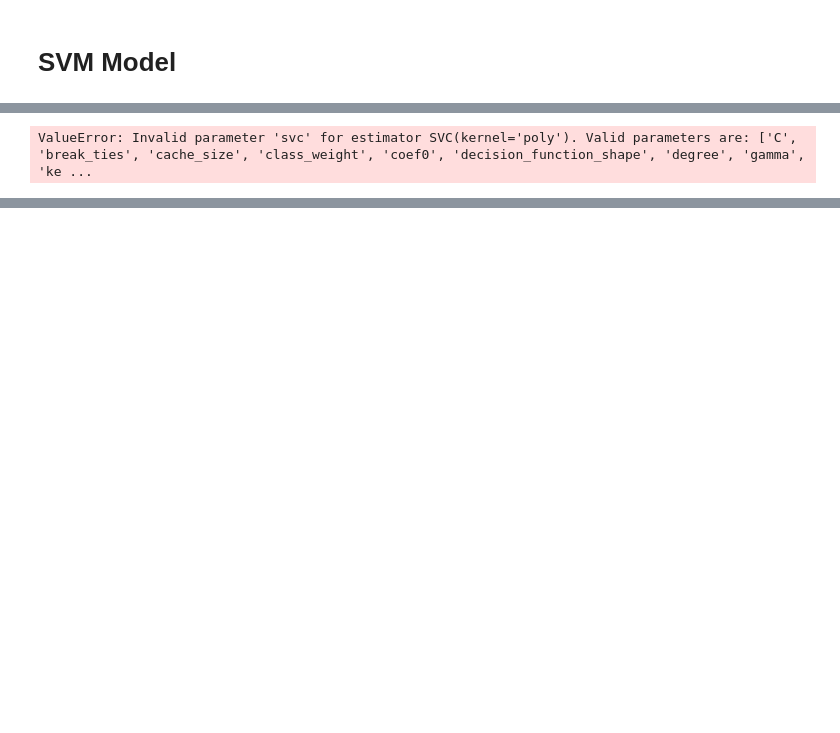
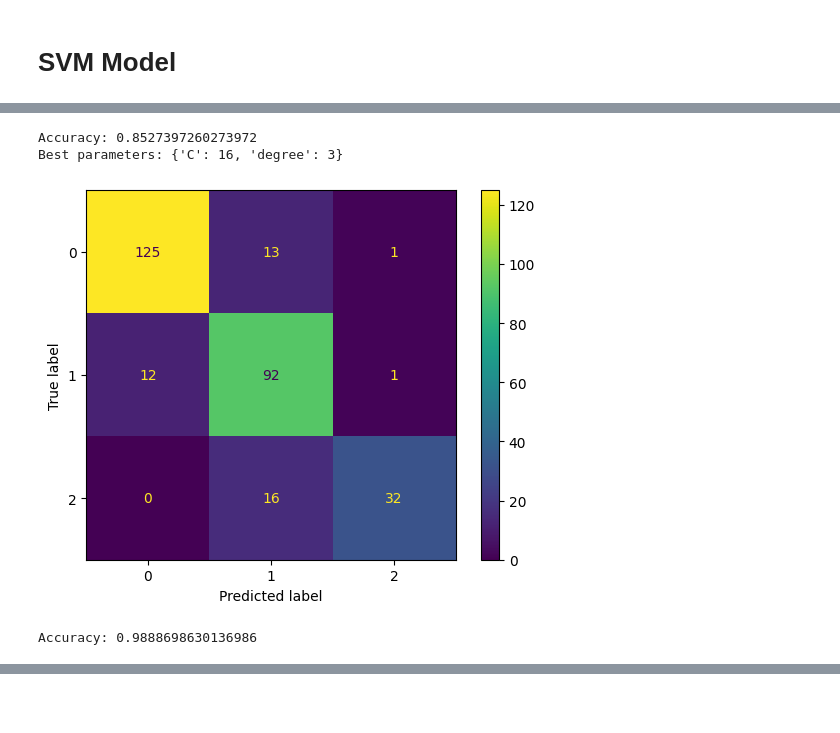
Before and after one commit to Andrea-gt/dm-hw-smv, a Jupyter notebook: dm_hw_svm.ipynb, the cells around one changed output, grey strips where cells are left out. Cells and saved outputs as stored; diff of their text form; code cells hidden in the pictures; blank space fills up the shorter version.

Commit message:
feat: Confusion Matrix & Overfit Analysis

```diff
--- a/dm_hw_svm.ipynb
+++ b/dm_hw_svm.ipynb
@@ -258,14 +242,31 @@ array([0, 2, 0, 0, 2, 0, 1, 0, 0, 0, 0, 0, 0, 1, 1, 0, 1, 0, 0, 1, 1, 1,
 clf = SVC(kernel="poly")
 _=clf.fit(X_train, y_train)
 param_grid = {
-    'svc__C': (0.01, 0.1, 1, 5,16,32),
-    'svc__degree':(2,3,5,7)
-    }
-model_grid_search = GridSearchCV(clf, param_grid=param_grid,
-                                n_jobs=2, cv=10)
-model_grid_search.fit(X_train, y_train)
-accuracy = model_grid_search.score(X_test, y_test)
-print("Accuracy: ",accuracy)
-model_grid_search.best_params_
+    'C': (0.01, 0.1, 1, 5, 16, 32),
+    'degree': (2, 3, 5, 7)
+}
+model_grid_search_poly = GridSearchCV(clf, param_grid=param_grid, n_jobs=2, cv=10)
+model_grid_search_poly.fit(X_train, y_train)
+accuracy = model_grid_search_poly.score(X_test, y_test)
+print("Accuracy:", accuracy)
+print("Best parameters:", model_grid_search_poly.best_params_)
 # %% [output]
-ValueError: Invalid parameter 'svc' for estimator SVC(kernel='poly'). Valid parameters are: ['C', 'break_ties', 'cache_size', 'class_weight', 'coef0', 'decision_function_shape', 'degree', 'gamma', 'ke ...
+Accuracy: 0.8527397260273972
+Best parameters: {'C': 16, 'degree': 3}
+# %%
+y_pred = model_grid_search_poly.predict(X_test)
+# Calculating the confusion matrix using the true labels and predicted labels
+confusionMatrix = confusion_matrix(y_test, y_pred)
+cmDisplay = ConfusionMatrixDisplay(confusion_matrix=confusionMatrix)
+
+# Plotting the confusion matrix
+cmDisplay.plot()
+plt.show()
+# %% [output]
+[figure, added]
+# %%
+y_pred = model_grid_search_poly.predict(X_train)
+accuracy = model_grid_search_poly.score(X_train, y_train)
+print("Accuracy:", accuracy)
+# %% [output]
+Accuracy: 0.9888698630136986
```
Also changed, not shown: parts of 7 cells of this notebook.
